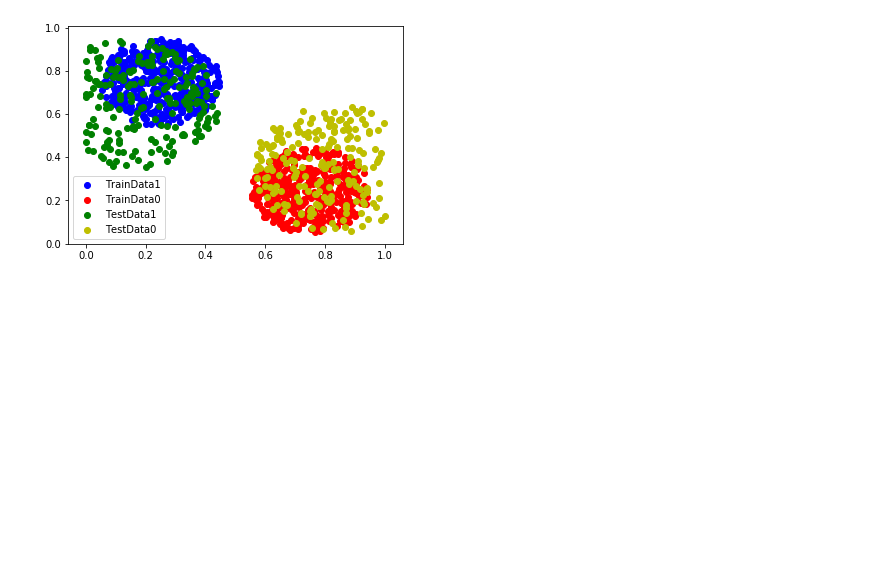
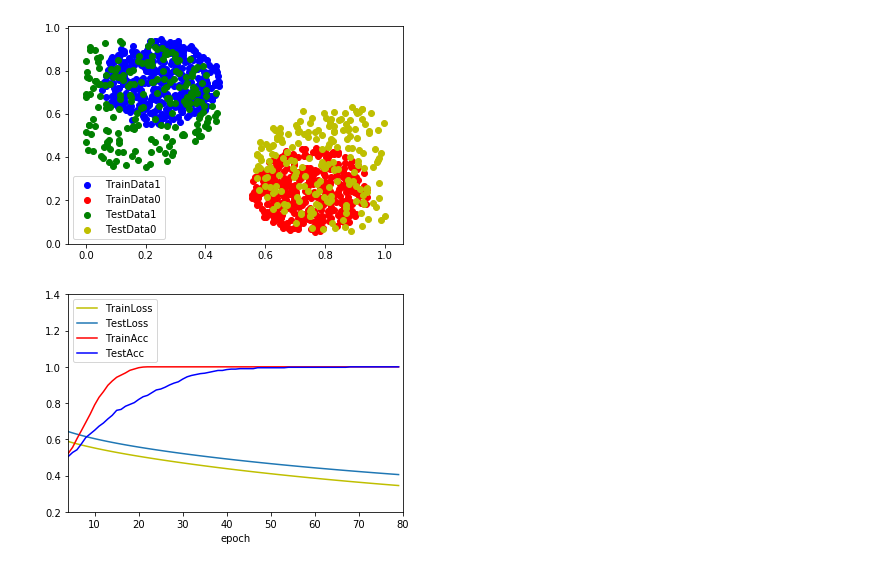
Before and after one commit to tnqkr98/ML, a Jupyter notebook: Assignment01.ipynb, the cells around one changed output. Saved outputs shown, nothing was run; the diff lists cells and outputs as text; code cells hidden in the pictures; blank space fills up the shorter version.

Commit message:
assignment01 Plot the learning curves

```diff
--- a/Assignment01.ipynb
+++ b/Assignment01.ipynb
@@ -82,0 +127,81 @@ plt.show()
+# %%
+#-------------------------- Training -------------------------------------------
+w = [0.1,0.9]
+b = 0.1
+learning_rate = 0.2
+epoches = 80
+
+train_py = []    # train predict (float)
+train_pred = []  # train predict (classify 0 or 1)
+test_py = []     # test predict (float)
+test_pred = []   # test predict (classify 0 or 1)
+
+listOfTrainLoss =[]
+listOfTrainAcc = []
+listOfTestLoss = []
+listOfTestAcc = []
+
+for i in range(epoches):
+    new = gradient_decent(w,b,learning_rate)
+    w[0] = new[0]
+    w[1] = new[1]
+    b = new[2]
+
+    train_py.clear()
+    test_py.clear()
+    for j in range(len(Train_X)):
+        train_py.append(sigmoid(w,b,Train_X[j]))
+    j=0
+    for j in range(len(Test_X)):
+        test_py.append(sigmoid(w,b,Test_X[j]))
+
+    train_pred.clear()
+    test_pred.clear()
+    for k in range(len(Train_Y)):
+        if train_py[k] > 0.5 :
+            train_pred.append(1)
+        else :
+            train_pred.append(0)
+    k = 0
+    for k in range(len(Test_Y)):
+        if test_py[k] > 0.5:
+            test_pred.append(1)
+        else:
+            test_pred.append(0)
+
+
+    train_count = 0
+    test_count = 0
+    for l in range(len(Train_Y)):
+        if train_pred[l] == Train_Y[l]:
+            train_count+=1
+    l=0
+    for l in range(len(Test_Y)):
+        if test_pred[l] == Test_Y[l]:
+            test_count+=1
+
+    train_acc = train_count/len(Train_Y)    #calculate Accuracy
+    train_loss = lossfunc(train_py,Train_Y) #calculate Loss
+    test_acc = test_count / len(Test_Y)
+    test_loss = lossfunc(test_py,Test_Y)
+
+    listOfTrainAcc.append([i,train_acc])
+    listOfTrainLoss.append([i,train_loss])
+    listOfTestAcc.append([i,test_acc])
+    listOfTestLoss.append([i,test_loss])
+    #print("epoch %4d --- training loss : %f , training acc : %f , test loss : %f , test acc : %f"%(i,train_loss,train_acc,test_loss,test_acc))
+
+listOfTrainLoss = np.asarray(listOfTrainLoss)
+listOfTrainAcc = np.asarray(listOfTrainAcc)
+listOfTestLoss = np.asarray(listOfTestLoss)
+listOfTestAcc = np.asarray(listOfTestAcc)
+plt.xlabel('epoch')
+plt.axis([4,80,0.2,1.4])
+plt.plot(listOfTrainLoss[:,0],listOfTrainLoss[:,1],c="y",label='TrainLoss')
+plt.plot(listOfTestLoss[:,0],listOfTestLoss[:,1],label='TestLoss')
+plt.plot(listOfTrainAcc[:,0],listOfTrainAcc[:,1],c="r",label='TrainAcc')
+plt.plot(listOfTestAcc[:,0],listOfTestAcc[:,1],c="b",label='TestAcc')
+plt.legend(loc="upper left")
+plt.show()
+# %% [output]
+[figure, added]
```
Also changed, not shown: parts of 1 cell of this notebook.
